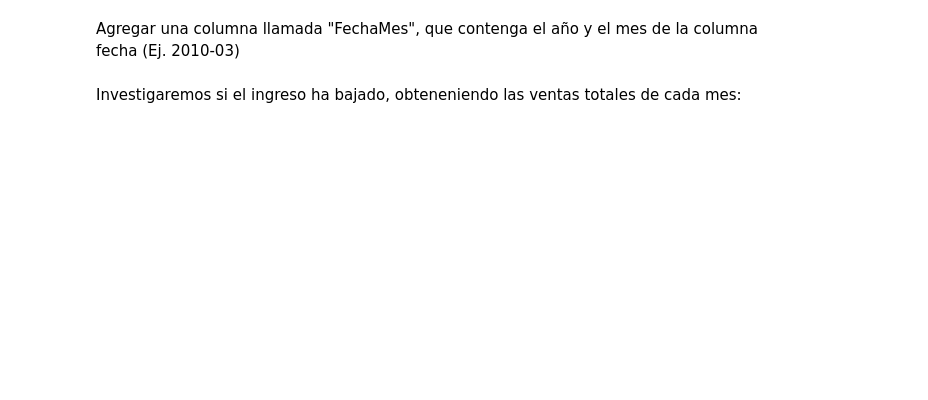
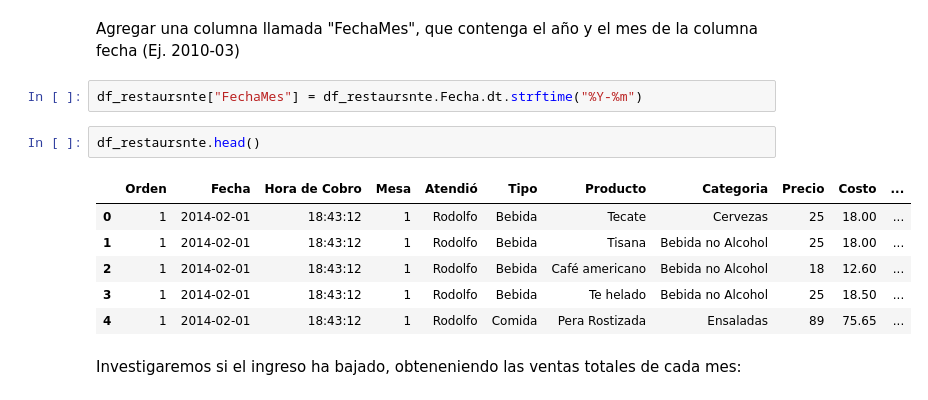
Before and after one commit to alcazarpedro/project_numpy_pandas, a Jupyter notebook: pandas_dtascience/6_Proyecto final/Proyecto Final.ipynb, the cells around one changed output. Drawn from its saved outputs; the diff is of its cells as text; blank space fills up the shorter version.

```diff
--- a/pandas_dtascience/6_Proyecto final/Proyecto Final.ipynb
+++ b/pandas_dtascience/6_Proyecto final/Proyecto Final.ipynb
@@ -11,4 +26,15 @@ Importamos el archivo "restaurante.xlsx", contiene la base de datos del restaura
 # %% [markdown]
 Agregar una columna llamada "FechaMes", que contenga el año y el mes de la columna fecha (Ej. 2010-03)
+# %%
+df_restaursnte["FechaMes"] = df_restaursnte.Fecha.dt.strftime("%Y-%m")
+# %%
+df_restaursnte.head()
+# %% [output]
+|  | Orden | Fecha | Hora de Cobro | Mesa | Atendió | Tipo | Producto | Categoria | Precio | Costo | ... |
+| 0 | 1 | 2014-02-01 | 18:43:12 | 1 | Rodolfo | Bebida | Tecate | Cervezas | 25 | 18.00 | ... |
+| 1 | 1 | 2014-02-01 | 18:43:12 | 1 | Rodolfo | Bebida | Tisana | Bebida no Alcohol | 25 | 18.00 | ... |
+| 2 | 1 | 2014-02-01 | 18:43:12 | 1 | Rodolfo | Bebida | Café americano | Bebida no Alcohol | 18 | 12.60 | ... |
+| 3 | 1 | 2014-02-01 | 18:43:12 | 1 | Rodolfo | Bebida | Te helado | Bebida no Alcohol | 25 | 18.50 | ... |
+| 4 | 1 | 2014-02-01 | 18:43:12 | 1 | Rodolfo | Comida | Pera Rostizada | Ensaladas | 89 | 75.65 | ... |
 # %% [markdown]
 Investigaremos si el ingreso ha bajado, obteneniendo las ventas totales de cada mes:
```
Also changed, not shown: parts of 8 cells of this notebook.
